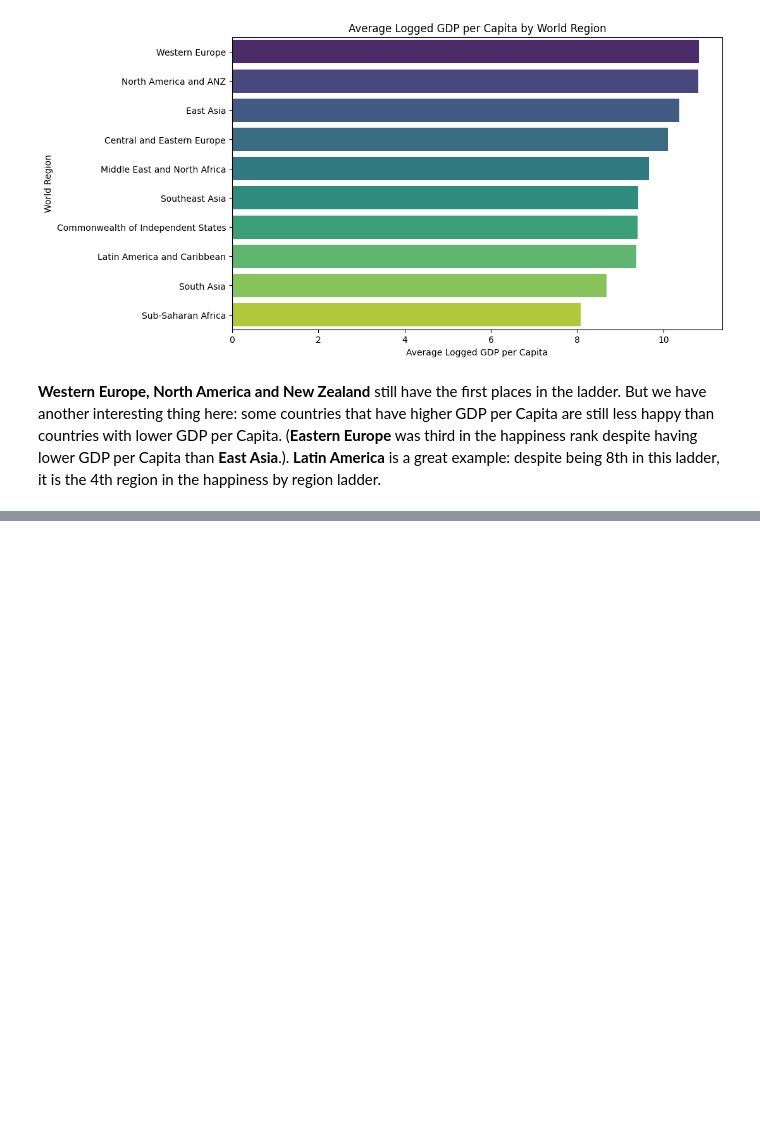
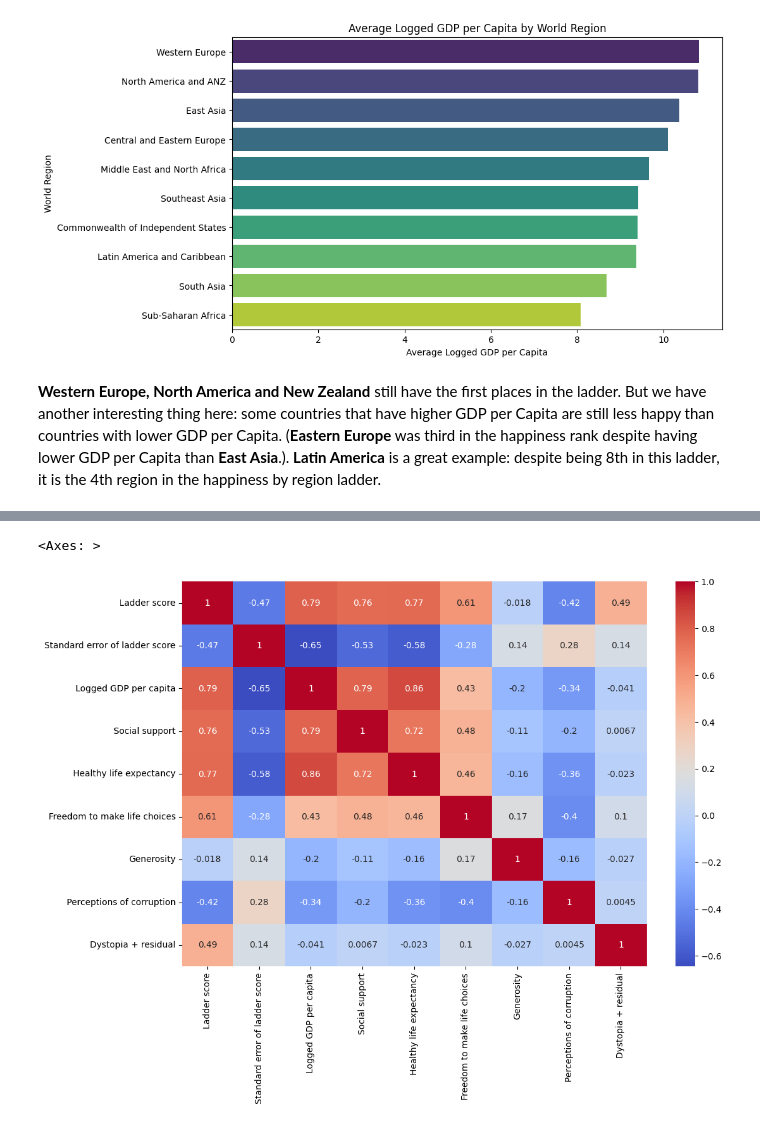
Before and after one commit to zeke-code/World-Happiness-Analysis, a Jupyter notebook: world_happiness.ipynb, the cells around one changed output, grey strips where cells are left out. Cells and saved outputs as stored; diff of their text form; code cells hidden in the pictures; blank space fills up the shorter version.

Commit message:
Add correlation matrix, .gitignore, requirements.txt

```diff
--- a/world_happiness.ipynb
+++ b/world_happiness.ipynb
@@ -110,6 +110,13 @@ df.head()
 | 2 | Switzerland | Western Europe | 7.571 | 0.036 | 7.643 | 7.500 | ... |
 | 3 | Iceland | Western Europe | 7.554 | 0.059 | 7.670 | 7.438 | ... |
 | 4 | Netherlands | Western Europe | 7.464 | 0.027 | 7.518 | 7.410 | ... |
+# %%
+# We get rid of the ladder score in Dystopia column since it's a constant value that serves for comparisons that are not relevant to our analysis
+df.drop('Ladder score in Dystopia', axis=1, inplace=True)
+# %%
+# We get rid of upperwhisker and lowerwhisker since we do not need them
+df.drop('upperwhisker', axis=1, inplace=True)
+df.drop('lowerwhisker', axis=1, inplace=True)
 # %% [markdown]
 ## Correlation Analysis
 **We want to understand how much GDP and quality of life impacts a country's happiness.**
@@ -228,0 +238,5 @@ Text(0, 0.5, 'World Region')
+# %%
+# Enough with the comparisons, let's create a correlation matrix to see the correlations between the variables in our dataframe
+temp_df = df.drop(['Country name', 'Regional indicator'], axis=1)
+corr_matrix = temp_df.corr()
+corr_matrix
@@ -228,0 +254,6 @@ Text(0, 0.5, 'World Region')
+# %%
+plt.figure(figsize=(12, 8))
+sns.heatmap(corr_matrix, annot=True, cmap='coolwarm')
+# %% [output]
+<Axes: >
+[figure, added]
```
Also changed, not shown: parts of 10 cells of this notebook, 2 other files.
